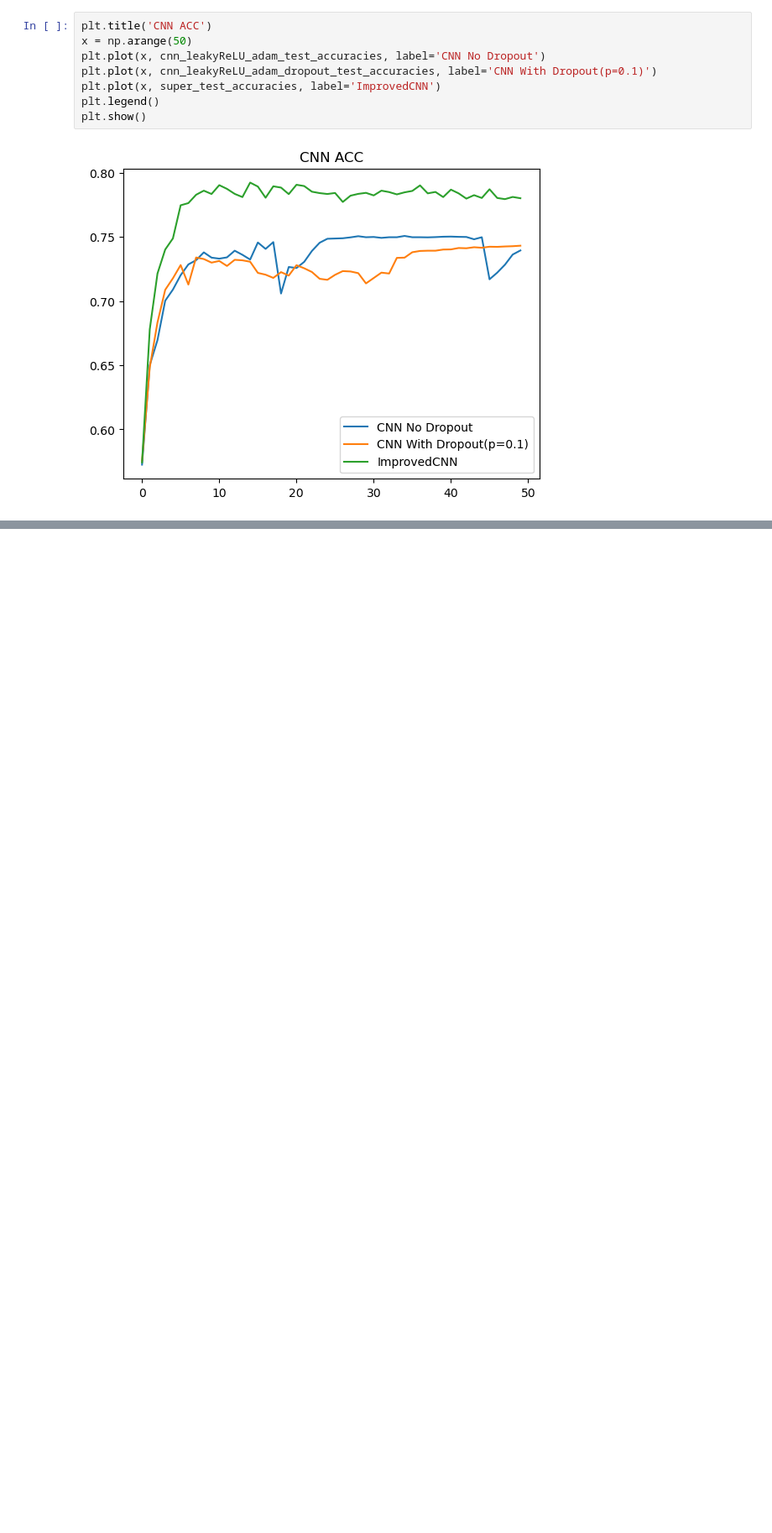
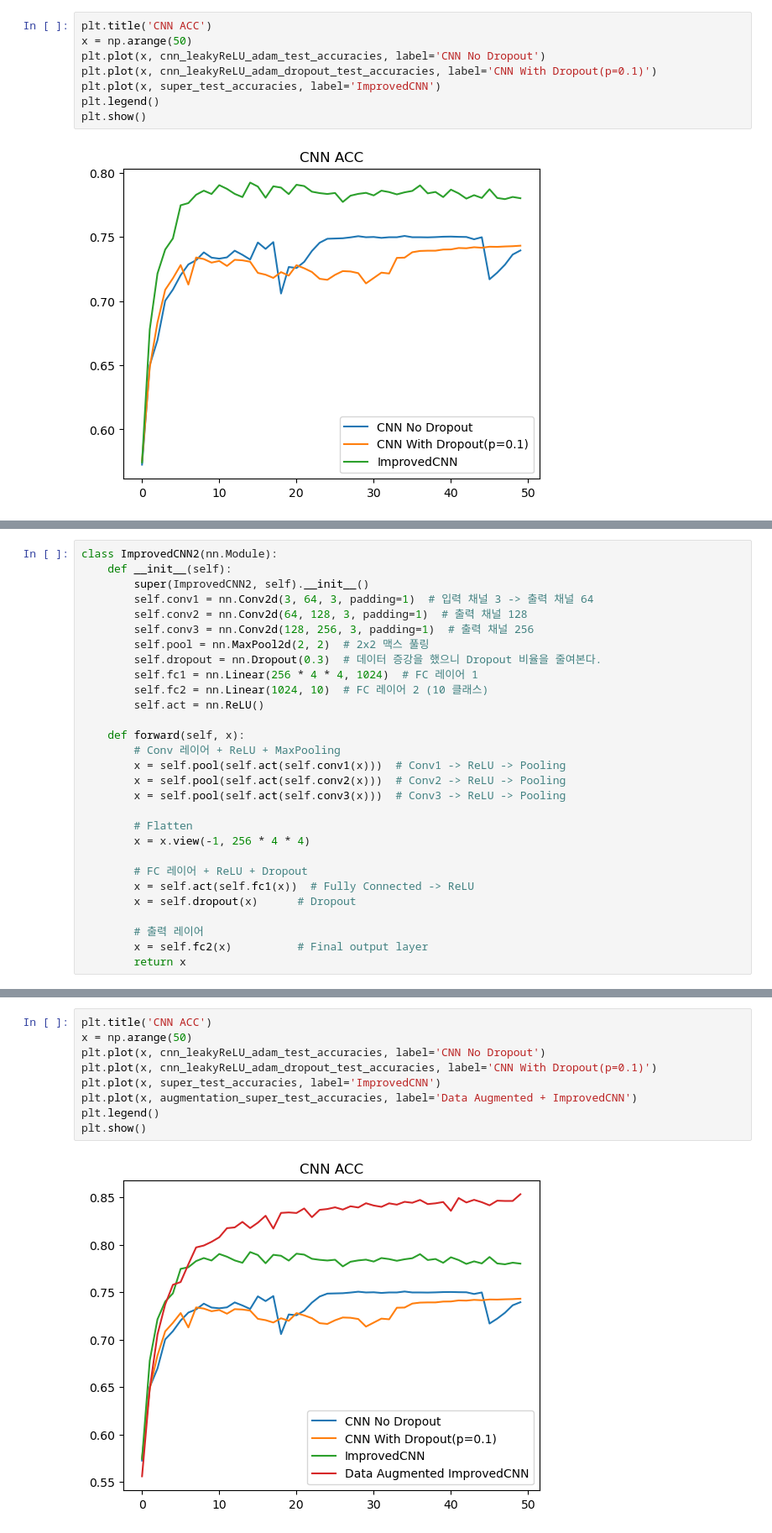
Before and after one commit to adunStudio/hanghae99_plusAI_2, a Jupyter notebook: 1주차/[1주차] 심화과제.ipynb, the cells around one changed output, grey strips where cells are left out. Shown at 84% size. Cells and saved outputs as stored; diff of their text form; blank space fills up the shorter version.

```diff
--- a/1주차/[1주차] 심화과제.ipynb
+++ b/1주차/[1주차] 심화과제.ipynb
@@ -777,0 +804,29 @@ plt.show()
+# %%
+class ImprovedCNN2(nn.Module):
+    def __init__(self):
+        super(ImprovedCNN2, self).__init__()
+        self.conv1 = nn.Conv2d(3, 64, 3, padding=1)  # 입력 채널 3 -> 출력 채널 64
+        self.conv2 = nn.Conv2d(64, 128, 3, padding=1)  # 출력 채널 128
+        self.conv3 = nn.Conv2d(128, 256, 3, padding=1)  # 출력 채널 256
+        self.pool = nn.MaxPool2d(2, 2)  # 2x2 맥스 풀링
+        self.dropout = nn.Dropout(0.3)  # 데이터 증강을 했으니 Dropout 비율을 줄여본다.
+        self.fc1 = nn.Linear(256 * 4 * 4, 1024)  # FC 레이어 1
+        self.fc2 = nn.Linear(1024, 10)  # FC 레이어 2 (10 클래스)
+        self.act = nn.ReLU()
+
+    def forward(self, x):
+        # Conv 레이어 + ReLU + MaxPooling
+        x = self.pool(self.act(self.conv1(x)))  # Conv1 -> ReLU -> Pooling
+        x = self.pool(self.act(self.conv2(x)))  # Conv2 -> ReLU -> Pooling
+        x = self.pool(self.act(self.conv3(x)))  # Conv3 -> ReLU -> Pooling
+
+        # Flatten
+        x = x.view(-1, 256 * 4 * 4)
+
+        # FC 레이어 + ReLU + Dropout
+        x = self.act(self.fc1(x))  # Fully Connected -> ReLU
+        x = self.dropout(x)      # Dropout
+
+        # 출력 레이어
+        x = self.fc2(x)          # Final output layer
+        return x
@@ -777,0 +898,11 @@ plt.show()
+# %%
+plt.title('CNN ACC')
+x = np.arange(50)
+plt.plot(x, cnn_leakyReLU_adam_test_accuracies, label='CNN No Dropout')
+plt.plot(x, cnn_leakyReLU_adam_dropout_test_accuracies, label='CNN With Dropout(p=0.1)')
+plt.plot(x, super_test_accuracies, label='ImprovedCNN')
+plt.plot(x, augmentation_super_test_accuracies, label='Data Augmented + ImprovedCNN')
+plt.legend()
+plt.show()
+# %% [output]
+[figure, added]
```
Also changed, not shown: parts of 4 cells of this notebook.
